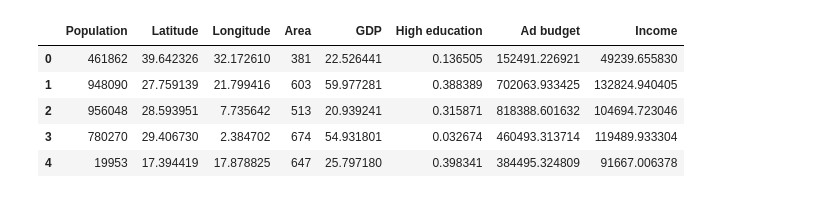
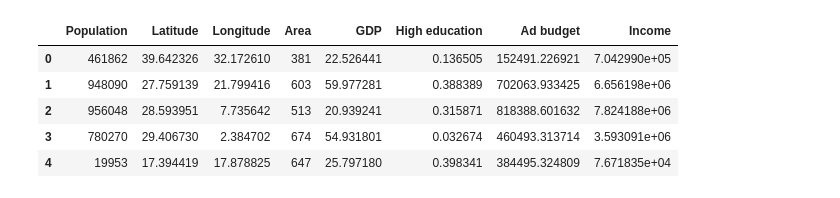
Before and after one commit to bepis0101/Famiglia-Zippone-Hackology2024, a Jupyter notebook: mainly.ipynb, the cells around one changed output. Cells and saved outputs as stored; diff of their text form; code cells hidden in the pictures.

```diff
--- a/mainly.ipynb
+++ b/mainly.ipynb
@@ -2,45 +2,48 @@
 import pandas as pd
 import numpy as np
 
 
-num_cities = 1000
+num_cities = 100000
 
 np.random.seed(107)
 
 cities = []
 for i in range(num_cities):
     city = {
         'Population': np.random.randint(1000, 1000000),
         'Latitude': np.random.uniform(0, 40),
         'Longitude': np.random.uniform(0, 60),
         'Area': np.random.randint(50, 1000),
         'GDP': np.random.uniform(0, 100),
         'High education': np.random.uniform(0, 0.4),
         'Ad budget': np.random.uniform(0, 1000000)
     }
 
 
+    # city['Income'] = (
+        # city['GDP'] * city['Population'] * 0.001 +
+        # city['High education'] * 50000 +
+        # city['Ad budget'] * 0.0001 +
+        # city['Area'] * 10 +
+        # (40 - city['Latitude']) * 1000 +
+        # (60 - city['Longitude']) * 1000
+    # )
     city['Income'] = (
-        city['GDP'] * city['Population'] * 0.001 +
-        city['High education'] * 50000 +
-        city['Ad budget'] * 0.0001 +
-        city['Area'] * 10 +
-        (40 - city['Latitude']) * 1000 +
-        (60 - city['Longitude']) * 1000
+        city['Population'] * city['Ad budget'] * 0.00001
     )
 
     cities.append(city)
 
 
 df = pd.DataFrame(cities)
 df.head()
 # %% [output]
 |  | Population | Latitude | Longitude | Area | GDP | High education | Ad budget | Income |
-| 0 | 461862 | 39.642326 | 32.172610 | 381 | 22.526441 | 0.136505 | 152491.226921 | 49239.655830 |
-| 1 | 948090 | 27.759139 | 21.799416 | 603 | 59.977281 | 0.388389 | 702063.933425 | 132824.940405 |
-| 2 | 956048 | 28.593951 | 7.735642 | 513 | 20.939241 | 0.315871 | 818388.601632 | 104694.723046 |
-| 3 | 780270 | 29.406730 | 2.384702 | 674 | 54.931801 | 0.032674 | 460493.313714 | 119489.933304 |
-| 4 | 19953 | 17.394419 | 17.878825 | 647 | 25.797180 | 0.398341 | 384495.324809 | 91667.006378 |
+| 0 | 461862 | 39.642326 | 32.172610 | 381 | 22.526441 | 0.136505 | 152491.226921 | 7.042990e+05 |
+| 1 | 948090 | 27.759139 | 21.799416 | 603 | 59.977281 | 0.388389 | 702063.933425 | 6.656198e+06 |
+| 2 | 956048 | 28.593951 | 7.735642 | 513 | 20.939241 | 0.315871 | 818388.601632 | 7.824188e+06 |
+| 3 | 780270 | 29.406730 | 2.384702 | 674 | 54.931801 | 0.032674 | 460493.313714 | 3.593091e+06 |
+| 4 | 19953 | 17.394419 | 17.878825 | 647 | 25.797180 | 0.398341 | 384495.324809 | 7.671835e+04 |
 # %%
 df.describe()
 # %% [output]
```
Also changed, not shown: parts of 6 cells of this notebook, 2 other files.
